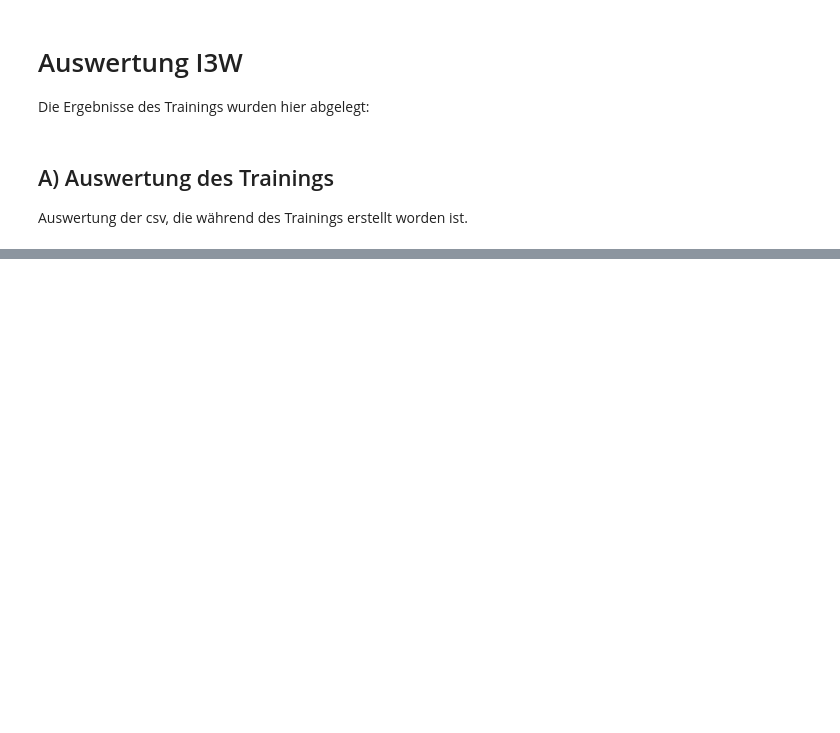
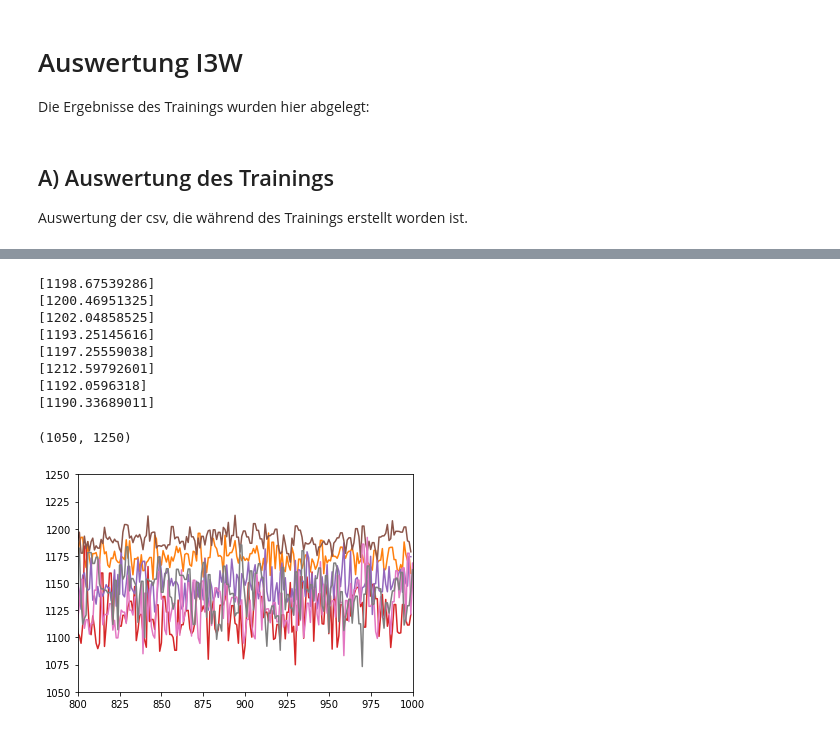
Before and after one commit to MouvementMondial/flow, a Jupyter notebook: Diplomarbeit/Auswertung_mehrere_trainings.ipynb, the cells around one changed output, grey strips where cells are left out. Saved outputs shown, nothing was run; the diff lists cells and outputs as text; code cells hidden in the pictures; blank space fills up the shorter version.

```diff
--- a/Diplomarbeit/Auswertung_mehrere_trainings.ipynb
+++ b/Diplomarbeit/Auswertung_mehrere_trainings.ipynb
@@ -47,0 +52,18 @@ plt.xlim(0,300)
+# %%
+for rMax in reward_max:
+    plt.plot(rMax)
+    print(max(rMax))
+
+plt.xlim(800,1000)
+plt.ylim(1050,1250)
+# %% [output]
+[1198.67539286]
+[1200.46951325]
+[1202.04858525]
+[1193.25145616]
+[1197.25559038]
+[1212.59792601]
+[1192.0596318]
+[1190.33689011]
+(1050, 1250)
+[figure, added]
```
Also changed, not shown: parts of 4 cells of this notebook, 9 other files.
